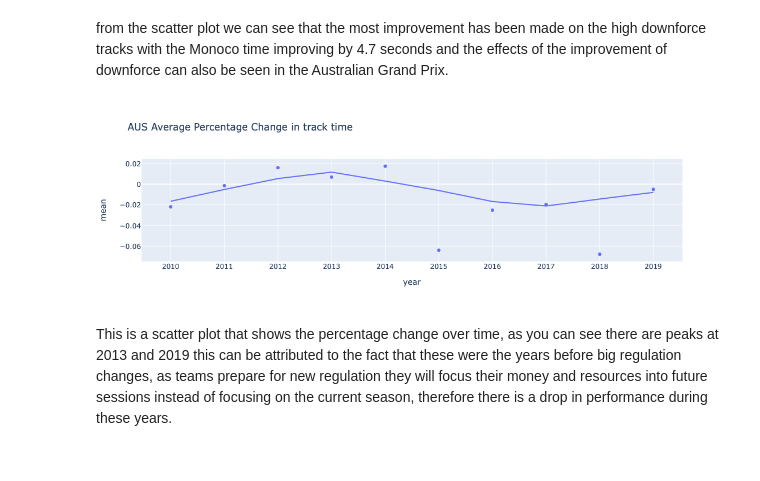
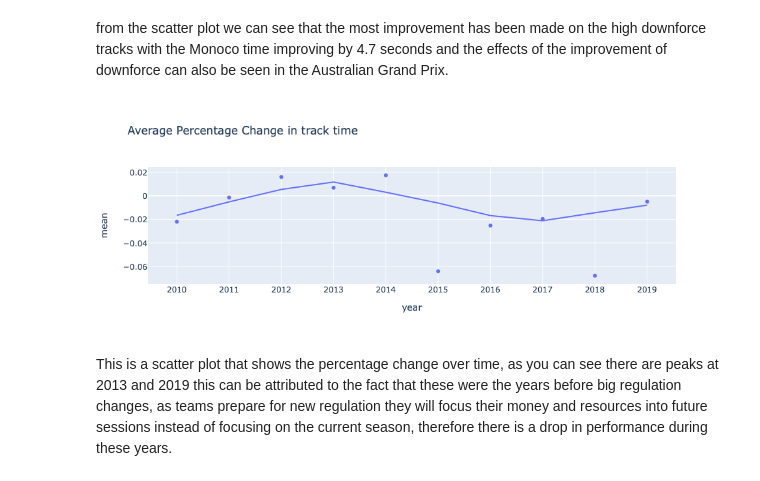
Before and after one commit to Epicosp/Formula-1-dashboard, a Jupyter notebook: notebooks/techn_improvements-Tarik.ipynb, the cells around one changed output. Cells and saved outputs as stored; diff of their text form; code cells hidden in the pictures.

```diff
--- a/notebooks/techn_improvements-Tarik.ipynb
+++ b/notebooks/techn_improvements-Tarik.ipynb
@@ -191,12 +105,9 @@ represent 3 different types of tracks, Monoco - a track with alot of corners req
 requiring high speed and Albert Park - a mix of both high downforce and high speed
 # %% [markdown]
 from the scatter plot we can see that the most improvement has been made on the high downforce tracks with the Monoco time improving by 4.7 seconds and the effects of the improvement of downforce can also be seen in the Australian Grand Prix.
-# %%
-# fig_pct_change = px.scatter(f1_pct_change, x="year", y="mean", trendline="lowess", title = "Average Percentage Change in track time")#, color='country')
-# fig_pct_change.show()
-fig_pct_changeAus = px.scatter(f1_pct_change, x="year", y="mean",trendline="lowess", title = "AUS Average Percentage Change in track time")#, color='country')
-fig_pct_changeAus.show()
-# %% [output]
-[figure, removed]
+# %%
+tech_pct_scatterPlot(tech_data['f1_pct_change'])
+# %% [output]
+[figure, added]
 # %% [markdown]
 This is a scatter plot that shows the percentage change over time, as you can see there are peaks at 2013 and 2019 this can be attributed to the fact that these were the years before big regulation changes, as teams prepare for new regulation they will focus their money and resources into future sessions instead of focusing on the current season, therefore there is a drop in performance during these years.
```
Also changed, not shown: parts of 14 cells of this notebook.
